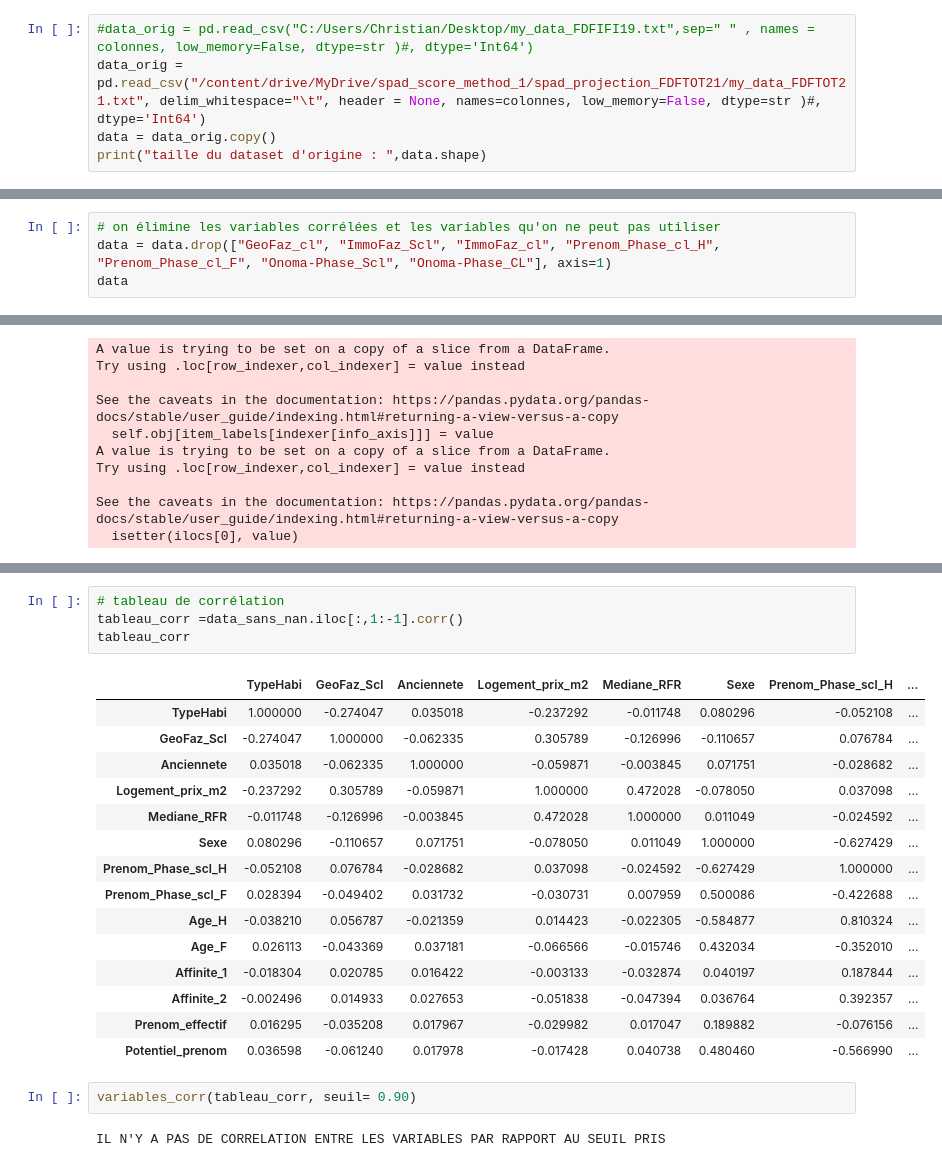
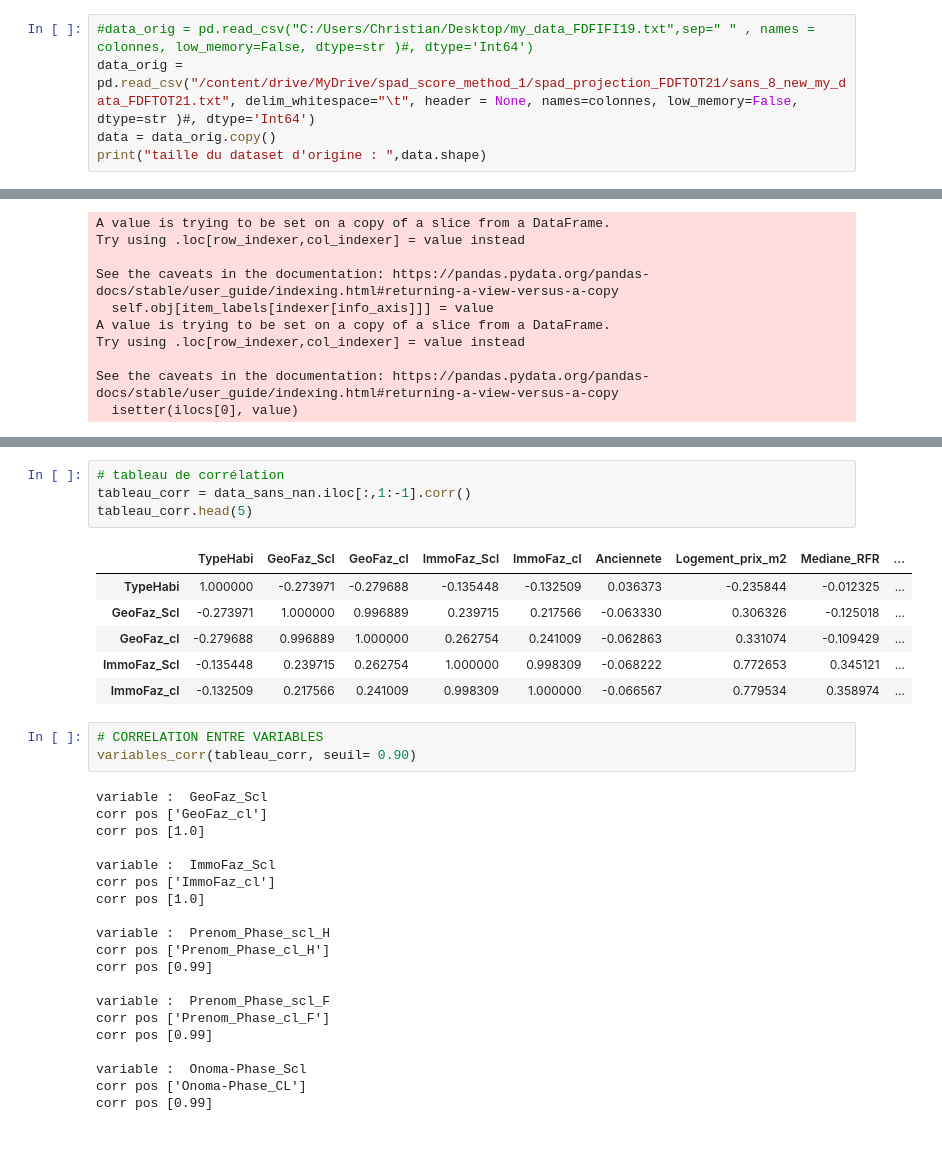
Before and after one commit to christian235711/Predict_models_fdf21, a Jupyter notebook: FDF21_DATA_EXPLORATION.ipynb, the cells around one changed output, grey strips where cells are left out. Cells and saved outputs as stored; diff of their text form.

```diff
--- a/FDF21_DATA_EXPLORATION.ipynb
+++ b/FDF21_DATA_EXPLORATION.ipynb
@@ -78,7 +82,7 @@ colonnes =(["IDENT", "TypeHabi", "GeoFaz_Scl", "GeoFaz_cl", "ImmoFaz_Scl", "Immo
             "Prenom_effectif", "Potentiel_prenom", "Onoma-Phase_Scl", "Onoma-Phase_CL", "Top_mon"])
 # %%
 #data_orig = pd.read_csv("C:/Users/Christian/Desktop/my_data_FDFIFI19.txt",sep=" " , names = colonnes, low_memory=False, dtype=str )#, dtype='Int64')
-data_orig = pd.read_csv("/content/drive/MyDrive/spad_score_method_1/spad_projection_FDFTOT21/my_data_FDFTOT21.txt", delim_whitespace="\t", header = None, names=colonnes, low_memory=False, dtype=str )#, dtype='Int64')
+data_orig = pd.read_csv("/content/drive/MyDrive/spad_score_method_1/spad_projection_FDFTOT21/sans_8_new_my_data_FDFTOT21.txt", delim_whitespace="\t", header = None, names=colonnes, low_memory=False, dtype=str )#, dtype='Int64')
 data = data_orig.copy()
 print("taille du dataset d'origine : ",data.shape)
 # %% [output]
@@ -86,4 +89,0 @@ taille du dataset d'origine :  (1219999, 23)
-# %%
-# on élimine les variables corrélées et les variables qu'on ne peut pas utiliser
-data = data.drop(["GeoFaz_cl", "ImmoFaz_Scl", "ImmoFaz_cl", "Prenom_Phase_cl_H", "Prenom_Phase_cl_F", "Onoma-Phase_Scl", "Onoma-Phase_CL"], axis=1)
-data
@@ -164,24 +157,34 @@ See the caveats in the documentation: https://pandas.pydata.org/pandas-docs/stab
 # %%
 # tableau de corrélation
-tableau_corr =data_sans_nan.iloc[:,1:-1].corr()
-tableau_corr
+tableau_corr = data_sans_nan.iloc[:,1:-1].corr()
+tableau_corr.head(5)
 # %% [output]
-|  | TypeHabi | GeoFaz_Scl | Anciennete | Logement_prix_m2 | Mediane_RFR | Sexe | Prenom_Phase_scl_H | ... |
-| TypeHabi | 1.000000 | -0.274047 | 0.035018 | -0.237292 | -0.011748 | 0.080296 | -0.052108 | ... |
-| GeoFaz_Scl | -0.274047 | 1.000000 | -0.062335 | 0.305789 | -0.126996 | -0.110657 | 0.076784 | ... |
-| Anciennete | 0.035018 | -0.062335 | 1.000000 | -0.059871 | -0.003845 | 0.071751 | -0.028682 | ... |
-| Logement_prix_m2 | -0.237292 | 0.305789 | -0.059871 | 1.000000 | 0.472028 | -0.078050 | 0.037098 | ... |
-| Mediane_RFR | -0.011748 | -0.126996 | -0.003845 | 0.472028 | 1.000000 | 0.011049 | -0.024592 | ... |
-| Sexe | 0.080296 | -0.110657 | 0.071751 | -0.078050 | 0.011049 | 1.000000 | -0.627429 | ... |
-| Prenom_Phase_scl_H | -0.052108 | 0.076784 | -0.028682 | 0.037098 | -0.024592 | -0.627429 | 1.000000 | ... |
-| Prenom_Phase_scl_F | 0.028394 | -0.049402 | 0.031732 | -0.030731 | 0.007959 | 0.500086 | -0.422688 | ... |
-| Age_H | -0.038210 | 0.056787 | -0.021359 | 0.014423 | -0.022305 | -0.584877 | 0.810324 | ... |
-| Age_F | 0.026113 | -0.043369 | 0.037181 | -0.066566 | -0.015746 | 0.432034 | -0.352010 | ... |
-| Affinite_1 | -0.018304 | 0.020785 | 0.016422 | -0.003133 | -0.032874 | 0.040197 | 0.187844 | ... |
-| Affinite_2 | -0.002496 | 0.014933 | 0.027653 | -0.051838 | -0.047394 | 0.036764 | 0.392357 | ... |
-| Prenom_effectif | 0.016295 | -0.035208 | 0.017967 | -0.029982 | 0.017047 | 0.189882 | -0.076156 | ... |
-| Potentiel_prenom | 0.036598 | -0.061240 | 0.017978 | -0.017428 | 0.040738 | 0.480460 | -0.566990 | ... |
+|  | TypeHabi | GeoFaz_Scl | GeoFaz_cl | ImmoFaz_Scl | ImmoFaz_cl | Anciennete | Logement_prix_m2 | Mediane_RFR | ... |
+| TypeHabi | 1.000000 | -0.273971 | -0.279688 | -0.135448 | -0.132509 | 0.036373 | -0.235844 | -0.012325 | ... |
+| GeoFaz_Scl | -0.273971 | 1.000000 | 0.996889 | 0.239715 | 0.217566 | -0.063330 | 0.306326 | -0.125018 | ... |
+| GeoFaz_cl | -0.279688 | 0.996889 | 1.000000 | 0.262754 | 0.241009 | -0.062863 | 0.331074 | -0.109429 | ... |
+| ImmoFaz_Scl | -0.135448 | 0.239715 | 0.262754 | 1.000000 | 0.998309 | -0.068222 | 0.772653 | 0.345121 | ... |
+| ImmoFaz_cl | -0.132509 | 0.217566 | 0.241009 | 0.998309 | 1.000000 | -0.066567 | 0.779534 | 0.358974 | ... |
 # %%
+# CORRELATION ENTRE VARIABLES
 variables_corr(tableau_corr, seuil= 0.90)
 # %% [output]
-IL N'Y A PAS DE CORRELATION ENTRE LES VARIABLES PAR RAPPORT AU SEUIL PRIS
+variable :  GeoFaz_Scl
+corr pos ['GeoFaz_cl']
+corr pos [1.0]
+
+variable :  ImmoFaz_Scl
+corr pos ['ImmoFaz_cl']
+corr pos [1.0]
+
+variable :  Prenom_Phase_scl_H
+corr pos ['Prenom_Phase_cl_H']
+corr pos [0.99]
+
+variable :  Prenom_Phase_scl_F
+corr pos ['Prenom_Phase_cl_F']
+corr pos [0.99]
+
+variable :  Onoma-Phase_Scl
+corr pos ['Onoma-Phase_CL']
+corr pos [0.99]
```
Also changed, not shown: parts of 34 cells of this notebook.
